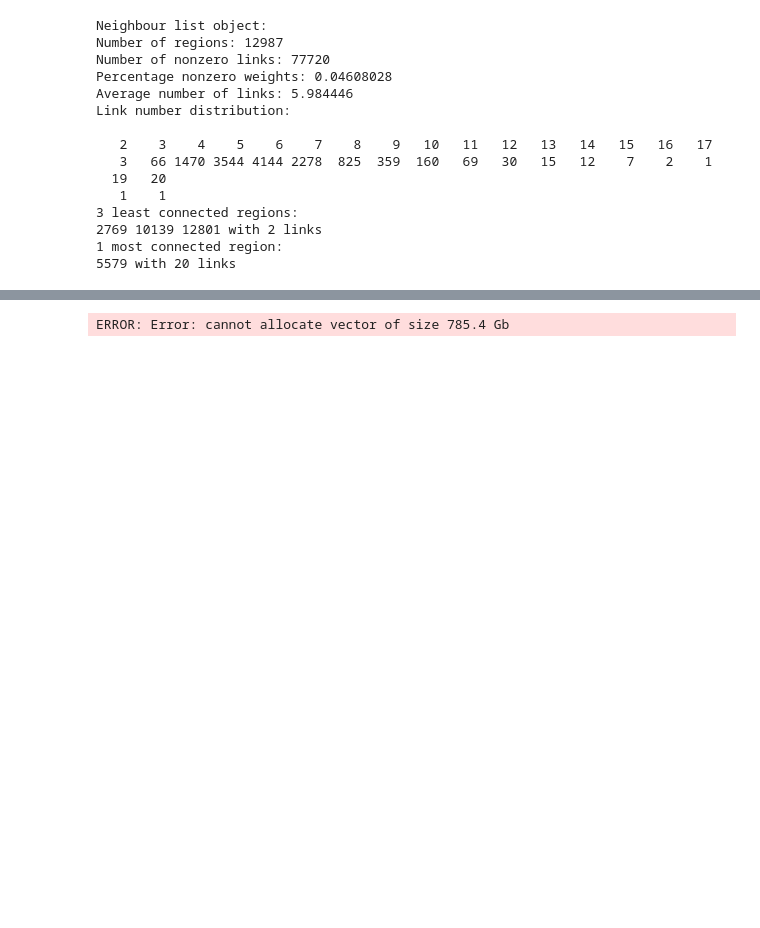
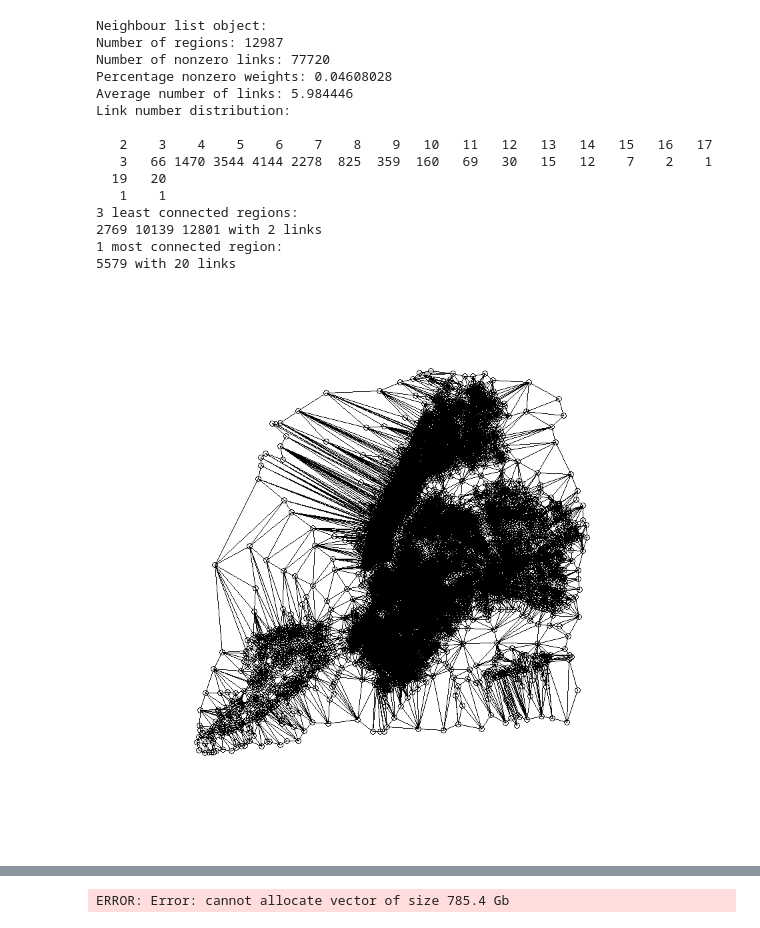
Before and after one commit to jeremysze/LPIS, a Jupyter notebook: Spatial Regression QT in R.ipynb, the cells around one changed output, grey strips where cells are left out. Drawn from its saved outputs; the diff is of its cells as text; code cells hidden in the pictures; blank space fills up the shorter version.

Commit message:
new calculations
begins from myshp to extract cross section to calculate contiguity matrix

```diff
--- a/Spatial Regression QT in R.ipynb
+++ b/Spatial Regression QT in R.ipynb
@@ -78,5 +136,6 @@ summary(mydata.df)
 # %%
 # Input shapefile
-myshp  <-readOGR(dsn="D:\\Box Sync\\Policy Evaluation\\working_data\\analytical_panel_shapefile\\analytical_panel_qt_shapefile_crosssec_thiessen_polygons.shp",layer="analytical_panel_qt_shapefile_crosssec_thiessen_polygons")
+#myshp  <-readOGR(dsn="D:\\Box Sync\\Policy Evaluation\\working_data\\analytical_panel_shapefile\\analytical_panel_qt_shapefile_panel_thiessen_polygons.shp",layer="analytical_panel_qt_shapefile_panel_thiessen_polygons")
+myshp  <-readOGR(dsn="C:\\Users\\jerem\\Box Sync\\Policy Evaluation\\working_data\\analytical_panel_shapefile\\analytical_panel_qt_shapefile_panel_thiessen_polygons.shp",layer="analytical_panel_qt_shapefile_panel_thiessen_polygons")
 # %% [output]
 OGR data source with driver: ESRI Shapefile
@@ -252,3 +383,6 @@ chisq = 468.04, df = 1, p-value < 2.2e-16
 alternative hypothesis: one model is inconsistent
 # %% [markdown]
 Hausman test is significant. Use fixed effects.
+# %%
+#Create cross section of panel data
+subset.myshp <- myshp[ which(myshp$quarter_year=='2012 Q3'), ]
@@ -255,6 +414,6 @@ Hausman test is significant. Use fixed effects.
 # %%
 # Calculate contiguity queen neighbors
-myshp_nb <- poly2nb(myshp, queen = TRUE)
+myshp_nb <- poly2nb(subset.myshp, queen = TRUE)
 # %%
 summary(myshp_nb)
 # %% [output]
@@ -275,3 +434,7 @@ Link number distribution:
 5579 with 20 links
 # %%
  myshp_nb_w <- nb2listw(myshp_nb,glist=NULL,style="W",zero.policy=FALSE)
+# %%
+plot(myshp_nb_w,coordinates(subset.myshp))
+# %% [output]
+[figure, added]
```
Also changed, not shown: parts of 39 cells of this notebook.
